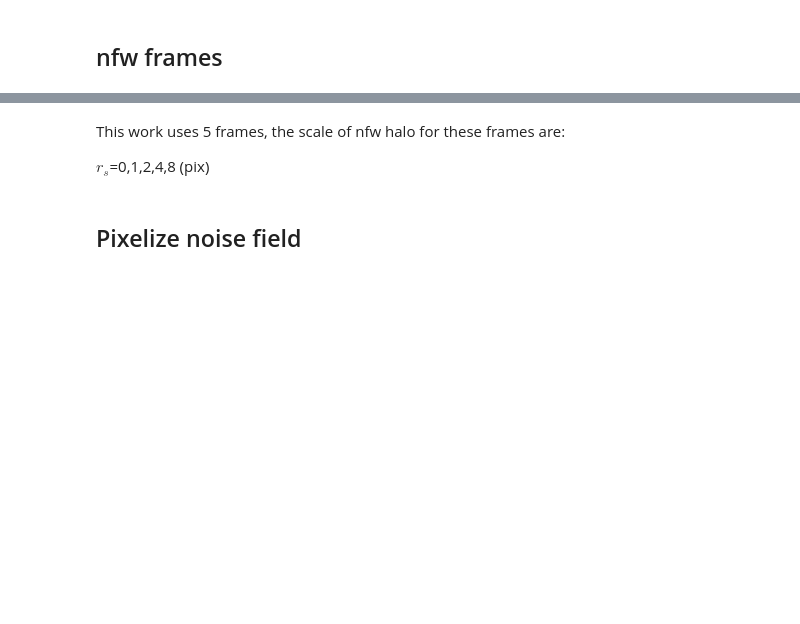
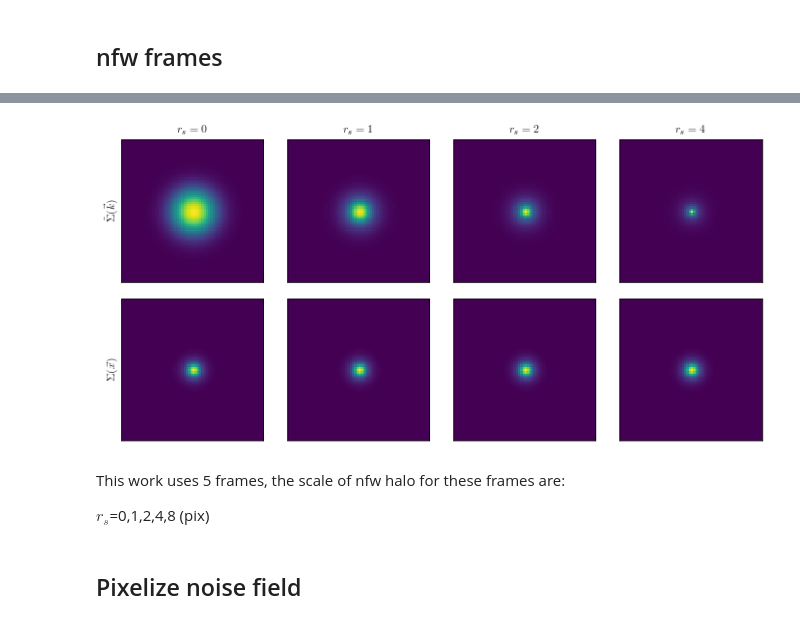
Before and after one commit to mr-superonion/splinv, a Jupyter notebook: notebook/process-stamp-HSClike.ipynb, the cells around one changed output, grey strips where cells are left out. Cells and saved outputs as stored; diff of their text form; code cells hidden in the pictures; blank space fills up the shorter version.

```diff
--- a/notebook/process-stamp-HSClike.ipynb
+++ b/notebook/process-stamp-HSClike.ipynb
@@ -310,3 +312,30 @@ Similarity to rs=1.2
+# %%
+fig=plt.figure(figsize=(10,5))
+rslist=[0,1,2,4]
+for ip in range(4):
+    rs=rslist[ip]
+    ax=fig.add_subplot(2,4,ip+1)
+    ax.get_xaxis().set_ticks([])
+    ax.get_yaxis().set_ticks([])
+    if ip==0:
+        ax.set_ylabel(r'$\tilde{\Sigma}(\vec{k})$',fontsize=12)
+    ax.set_title(r'$r_s=%d$' %rs,fontsize=12)
+    atomF=np.fft.fftshift(haloSim.haloCS02SigmaAtom(r_s=rs,ngrid=64,c=9.,smooth_scale=1.5))
+    ax.imshow(atomF)
+
+
+    ax=fig.add_subplot(2,4,ip+5)
+    ax.get_xaxis().set_ticks([])
+    ax.get_yaxis().set_ticks([])
+    if ip==0:
+        ax.set_ylabel(r'$\Sigma(\vec{x})$',fontsize=12)
+    atomF=np.fft.fftshift(haloSim.haloCS02SigmaAtom(r_s=1.,ngrid=64,c=9.,smooth_scale=1.5,fou=False))
+    ax.imshow(atomF)
+
+plt.tight_layout()
+plt.savefig('../paper_ms_method_HSCY1/nfwlet-atom-2D.pdf')
+# %% [output]
+[figure, added]
 # %% [markdown]
 This work uses 5 frames, the scale of nfw halo for these frames are:
 
```
Also changed, not shown: parts of 5 cells of this notebook, 3 other files.
